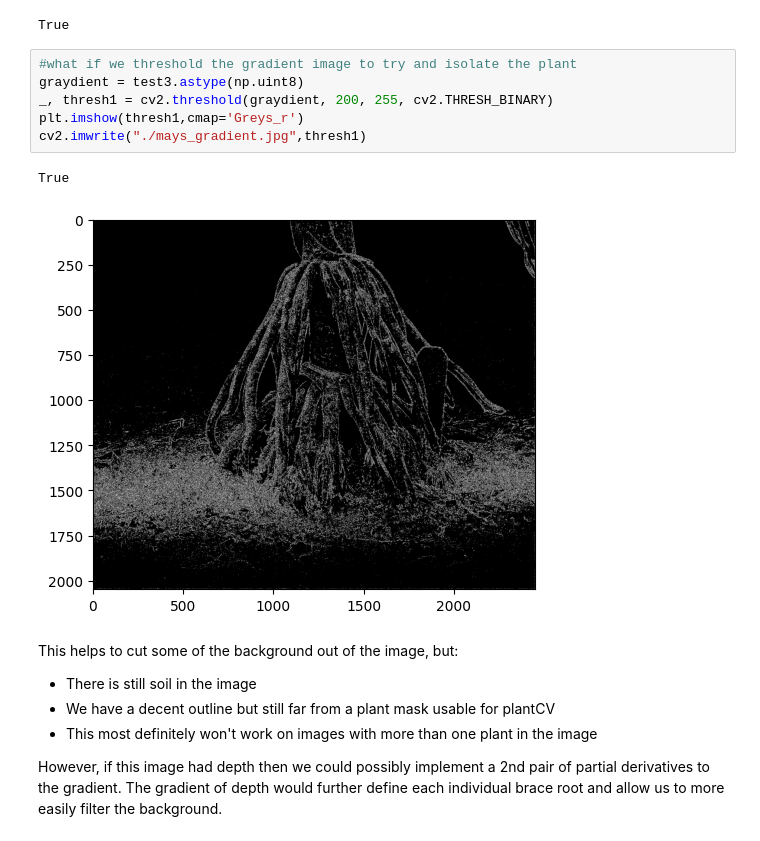
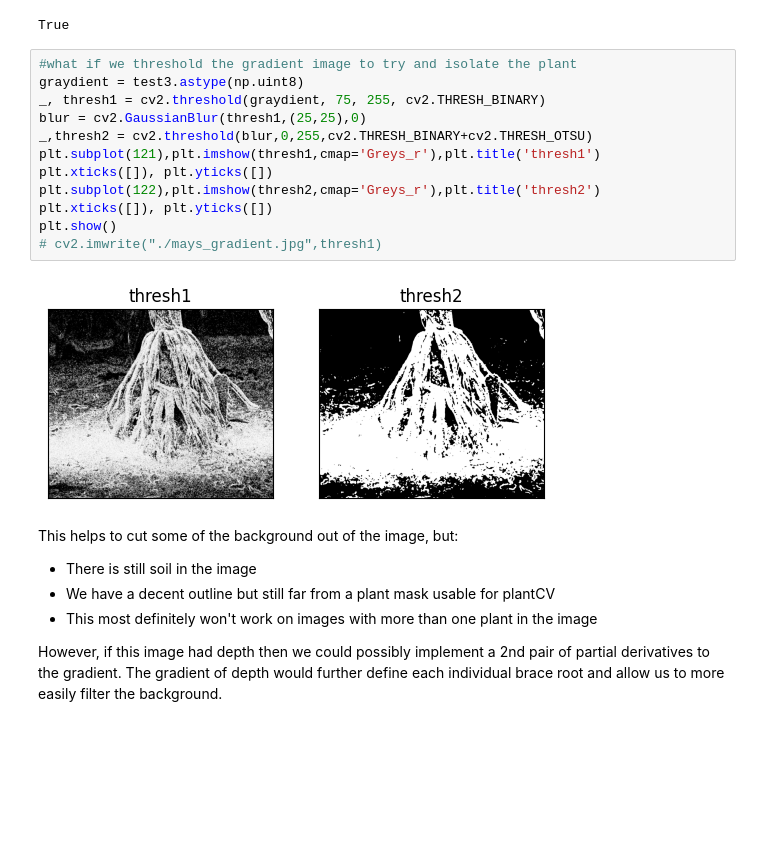
Before and after one commit to KopiousKarp/code_notebooks, a Jupyter notebook: braceroot_plantcv/plantCV_notebook.ipynb, the cells around one changed output. Drawn from its saved outputs; the diff is of its cells as text; blank space fills up the shorter version.

```diff
--- a/braceroot_plantcv/plantCV_notebook.ipynb
+++ b/braceroot_plantcv/plantCV_notebook.ipynb
@@ -98,12 +103,17 @@ True
 # %%
 #what if we threshold the gradient image to try and isolate the plant
 graydient = test3.astype(np.uint8)
-_, thresh1 = cv2.threshold(graydient, 200, 255, cv2.THRESH_BINARY)
-plt.imshow(thresh1,cmap='Greys_r')
-cv2.imwrite("./mays_gradient.jpg",thresh1)
+_, thresh1 = cv2.threshold(graydient, 75, 255, cv2.THRESH_BINARY)
+blur = cv2.GaussianBlur(thresh1,(25,25),0)
+_,thresh2 = cv2.threshold(blur,0,255,cv2.THRESH_BINARY+cv2.THRESH_OTSU)
+plt.subplot(121),plt.imshow(thresh1,cmap='Greys_r'),plt.title('thresh1')
+plt.xticks([]), plt.yticks([])
+plt.subplot(122),plt.imshow(thresh2,cmap='Greys_r'),plt.title('thresh2')
+plt.xticks([]), plt.yticks([])
+plt.show()
+# cv2.imwrite("./mays_gradient.jpg",thresh1)
 # %% [output]
-True
-[figure, old version]
+[figure, new version]
 # %% [markdown]
 This helps to cut some of the background out of the image, but:
 - There is still soil in the image
```
Also changed, not shown: parts of 10 cells of this notebook, 2 other files.
